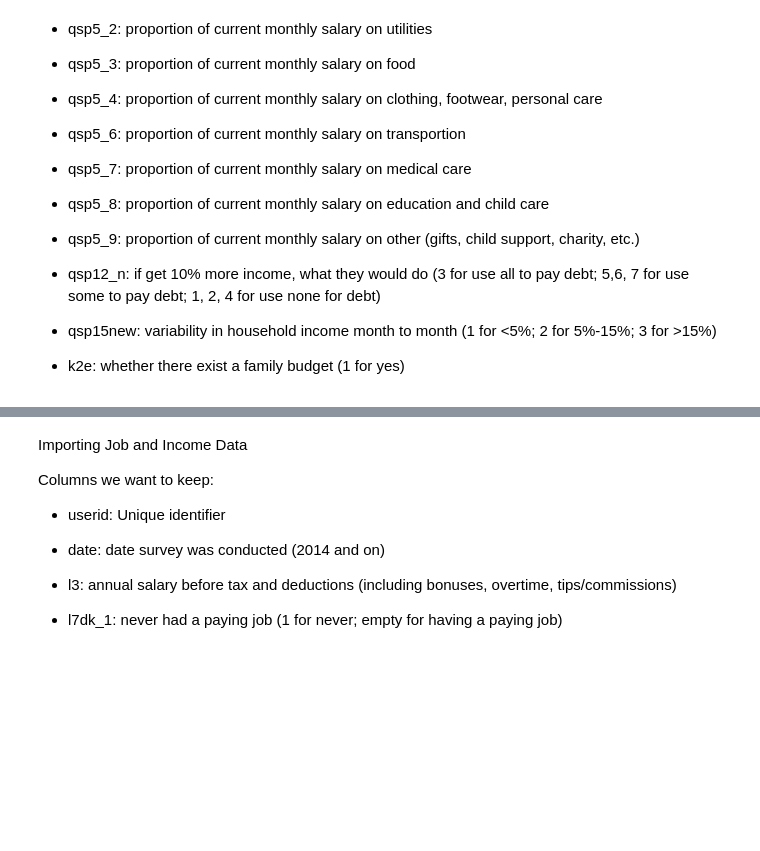
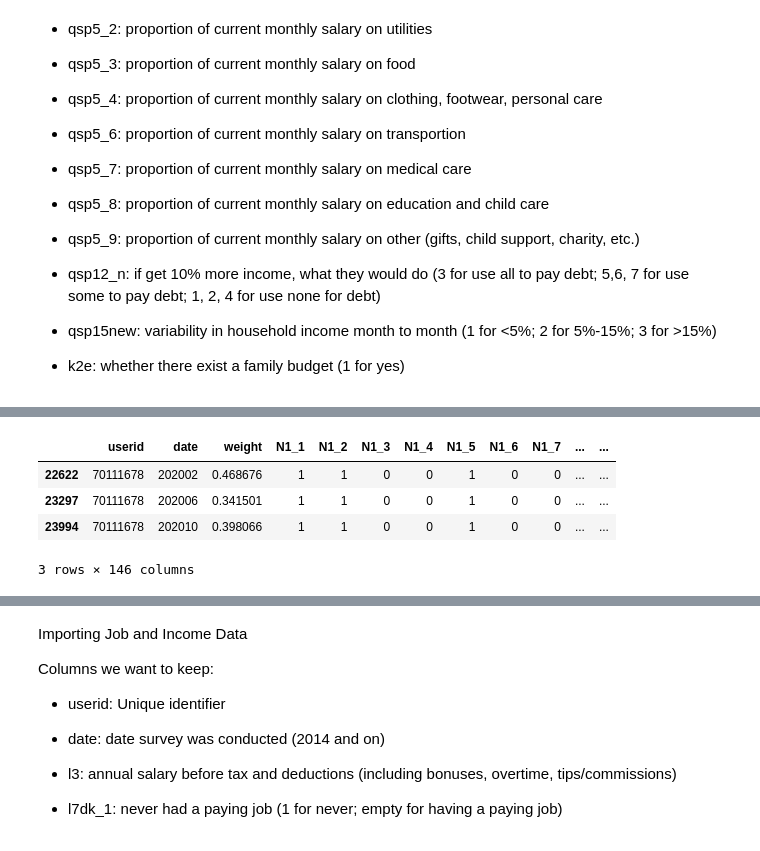
Before and after one commit to yzhao2433/LoanDelinquencyProject, a Jupyter notebook: HW2_datasetExploration.ipynb, the cells around one changed output, grey strips where cells are left out. Drawn from its saved outputs; the diff is of its cells as text; code cells hidden in the pictures; blank space fills up the shorter version.

```diff
--- a/HW2_datasetExploration.ipynb
+++ b/HW2_datasetExploration.ipynb
@@ -320,0 +366,8 @@ reduced_hhspending_df """
+# %%
+df_final[(df_final["userid"]==70111678)]
+# %% [output]
+|  | userid | date | weight | N1_1 | N1_2 | N1_3 | N1_4 | N1_5 | N1_6 | N1_7 | ... | ... |
+| 22622 | 70111678 | 202002 | 0.468676 | 1 | 1 | 0 | 0 | 1 | 0 | 0 | ... | ... |
+| 23297 | 70111678 | 202006 | 0.341501 | 1 | 1 | 0 | 0 | 1 | 0 | 0 | ... | ... |
+| 23994 | 70111678 | 202010 | 0.398066 | 1 | 1 | 0 | 0 | 1 | 0 | 0 | ... | ... |
+3 rows × 146 columns
```
Also changed, not shown: parts of 7 cells of this notebook.
